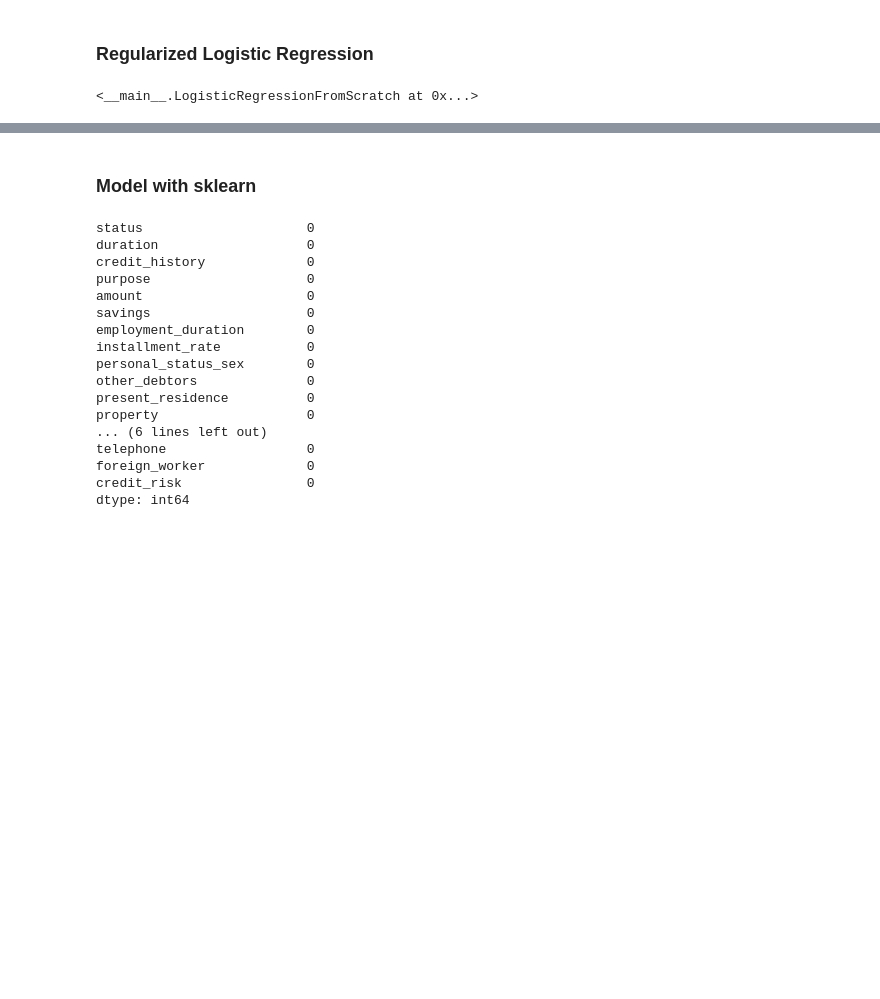
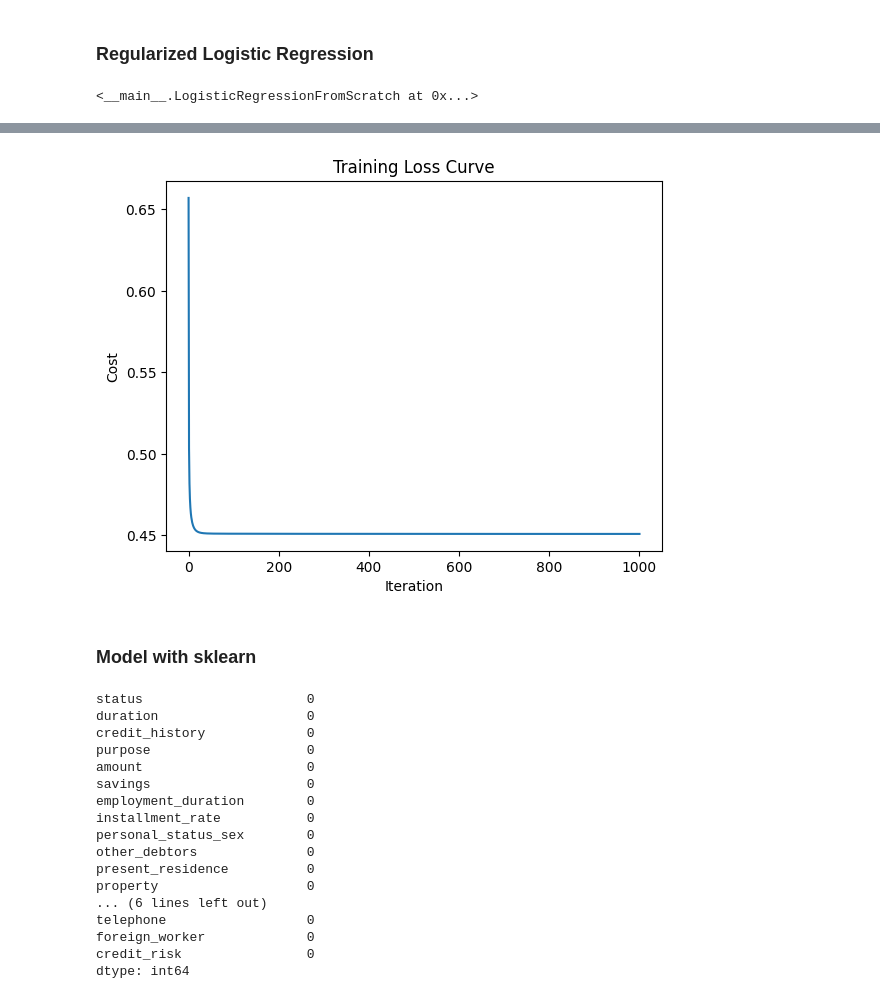
Before and after one commit to agshin25/MachineLearning, a Jupyter notebook: Loss-Driven Optimization in Financial Risk Modeling/Loss-Driven Optimization in Financial Risk Modeling.ipynb, the cells around one changed output, grey strips where cells are left out. Saved outputs shown, nothing was run; the diff lists cells and outputs as text; code cells hidden in the pictures; blank space fills up the shorter version.

```diff
--- a/Loss-Driven Optimization in Financial Risk Modeling/Loss-Driven Optimization in Financial Risk Modeling.ipynb
+++ b/Loss-Driven Optimization in Financial Risk Modeling/Loss-Driven Optimization in Financial Risk Modeling.ipynb
@@ -386,3 +402,11 @@ np.float64(71.5)
+# %%
+plt.plot(log_reg.j_history)
+plt.xlabel('Iteration')
+plt.ylabel('Cost')
+plt.title('Training Loss Curve')
+plt.show()
+# %% [output]
+[figure, added]
 # %% [markdown]
 ### Model with sklearn
 # %%
```
Also changed, not shown: parts of 4 cells of this notebook.
